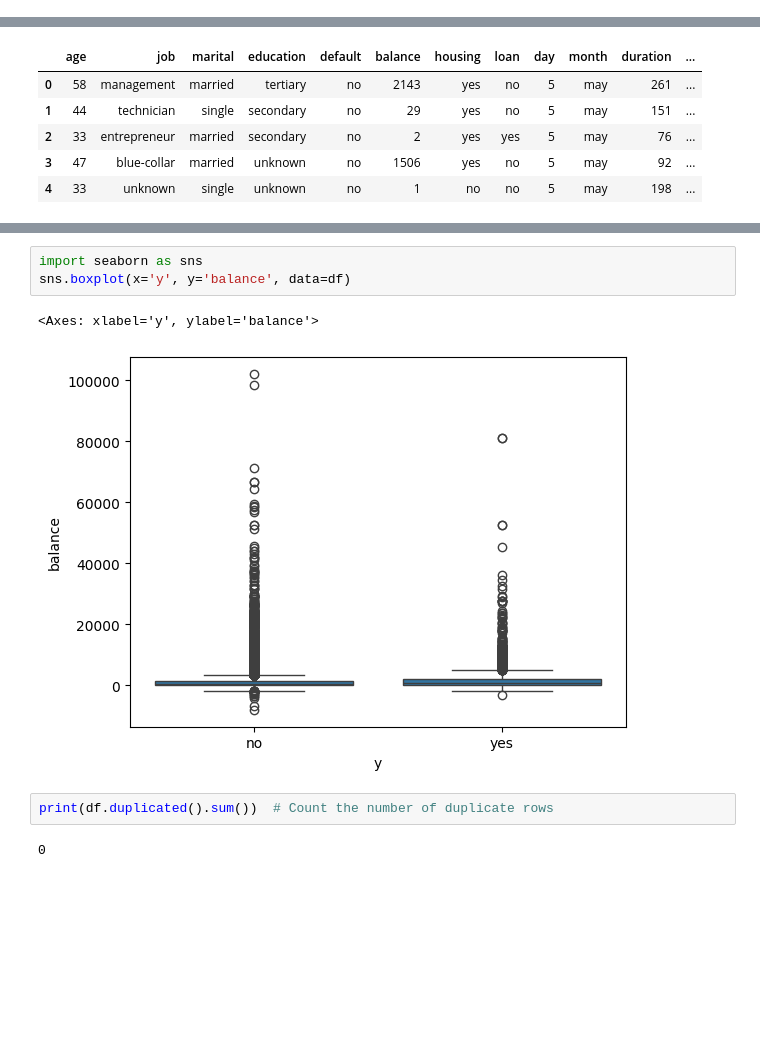
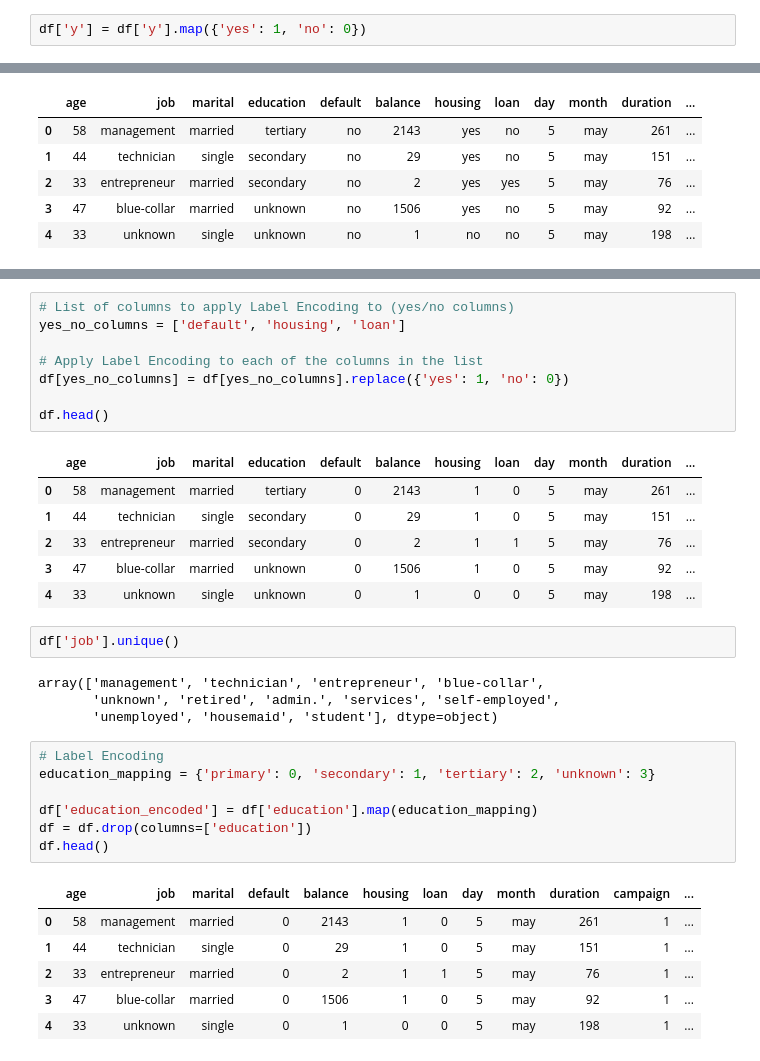
Before and after one commit to Abdullah-Nazly/ML_CW, a Jupyter notebook: Neural_Net.ipynb, the cells around one changed output, grey strips where cells are left out. Drawn from its saved outputs; the diff is of its cells as text; blank space fills up the shorter version.

```diff
--- a/Neural_Net.ipynb
+++ b/Neural_Net.ipynb
@@ -160,3 +167,5 @@ p-value: 7.564459382673111e-263
+# %%
+df['y'] = df['y'].map({'yes': 1, 'no': 0})
 # %%
 df.head()
 # %% [output]
@@ -175,10 +178,35 @@ sns.pairplot(df, hue='y', vars=['balance', 'age', 'duration'])
-# %%
-import seaborn as sns
-sns.boxplot(x='y', y='balance', data=df)
-# %% [output]
-<Axes: xlabel='y', ylabel='balance'>
-[figure, removed]
-# %%
-print(df.duplicated().sum())  # Count the number of duplicate rows
-# %% [output]
-0
+# %%
+# List of columns to apply Label Encoding to (yes/no columns)
+yes_no_columns = ['default', 'housing', 'loan']
+
+# Apply Label Encoding to each of the columns in the list
+df[yes_no_columns] = df[yes_no_columns].replace({'yes': 1, 'no': 0})
+
+df.head()
+# %% [output]
+|  | age | job | marital | education | default | balance | housing | loan | day | month | duration | ... |
+| 0 | 58 | management | married | tertiary | 0 | 2143 | 1 | 0 | 5 | may | 261 | ... |
+| 1 | 44 | technician | single | secondary | 0 | 29 | 1 | 0 | 5 | may | 151 | ... |
+| 2 | 33 | entrepreneur | married | secondary | 0 | 2 | 1 | 1 | 5 | may | 76 | ... |
+| 3 | 47 | blue-collar | married | unknown | 0 | 1506 | 1 | 0 | 5 | may | 92 | ... |
+| 4 | 33 | unknown | single | unknown | 0 | 1 | 0 | 0 | 5 | may | 198 | ... |
+# %%
+df['job'].unique()
+# %% [output]
+array(['management', 'technician', 'entrepreneur', 'blue-collar',
+       'unknown', 'retired', 'admin.', 'services', 'self-employed',
+       'unemployed', 'housemaid', 'student'], dtype=object)
+# %%
+# Label Encoding
+education_mapping = {'primary': 0, 'secondary': 1, 'tertiary': 2, 'unknown': 3}
+
+df['education_encoded'] = df['education'].map(education_mapping)
+df = df.drop(columns=['education'])
+df.head()
+# %% [output]
+|  | age | job | marital | default | balance | housing | loan | day | month | duration | campaign | ... |
+| 0 | 58 | management | married | 0 | 2143 | 1 | 0 | 5 | may | 261 | 1 | ... |
+| 1 | 44 | technician | single | 0 | 29 | 1 | 0 | 5 | may | 151 | 1 | ... |
+| 2 | 33 | entrepreneur | married | 0 | 2 | 1 | 1 | 5 | may | 76 | 1 | ... |
+| 3 | 47 | blue-collar | married | 0 | 1506 | 1 | 0 | 5 | may | 92 | 1 | ... |
+| 4 | 33 | unknown | single | 0 | 1 | 0 | 0 | 5 | may | 198 | 1 | ... |
```
Also changed, not shown: parts of 12 cells of this notebook, 2 other files.
